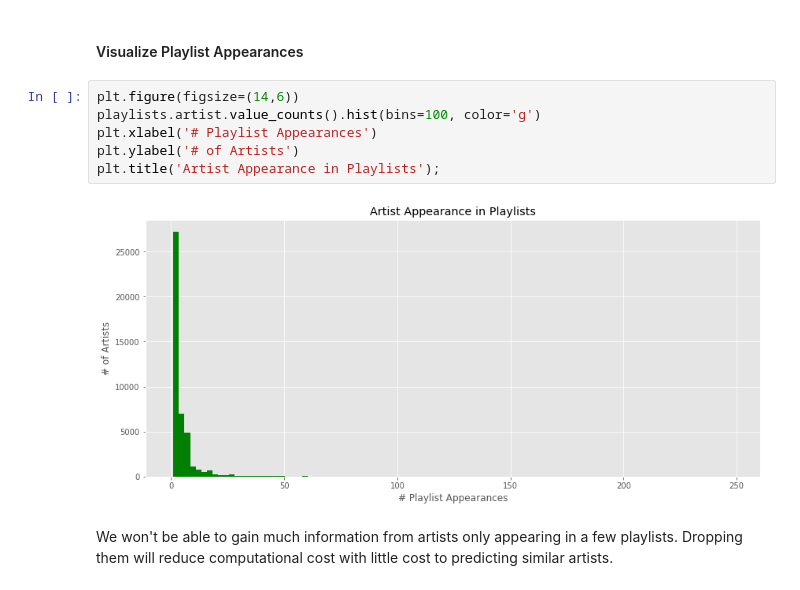
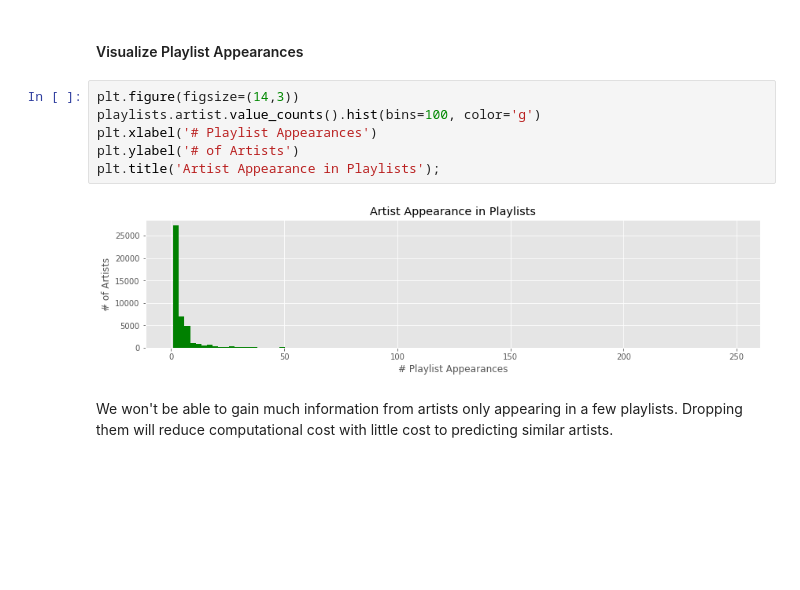
Before and after one commit to Patrickbfuller/solve_music_probs, a Jupyter notebook: up_next/walkthrough.ipynb, the cells around one changed output. Cells and saved outputs as stored; diff of their text form; blank space fills up the shorter version.

```diff
--- a/up_next/walkthrough.ipynb
+++ b/up_next/walkthrough.ipynb
@@ -58,13 +60,13 @@ Name: artist, dtype: int64
 # %% [markdown]
 #### Visualize Playlist Appearances
 # %%
-plt.figure(figsize=(14,6))
+plt.figure(figsize=(14,3))
 playlists.artist.value_counts().hist(bins=100, color='g')
 plt.xlabel('# Playlist Appearances')
 plt.ylabel('# of Artists')
 plt.title('Artist Appearance in Playlists');
 # %% [output]
-[figure, old version]
+[figure, new version]
 # %% [markdown]
 We won't be able to gain much information from artists only appearing in a few playlists.
 Dropping them will reduce computational cost with little cost to predicting similar artists.
```
Also changed, not shown: parts of 13 cells of this notebook, 3 other files.
